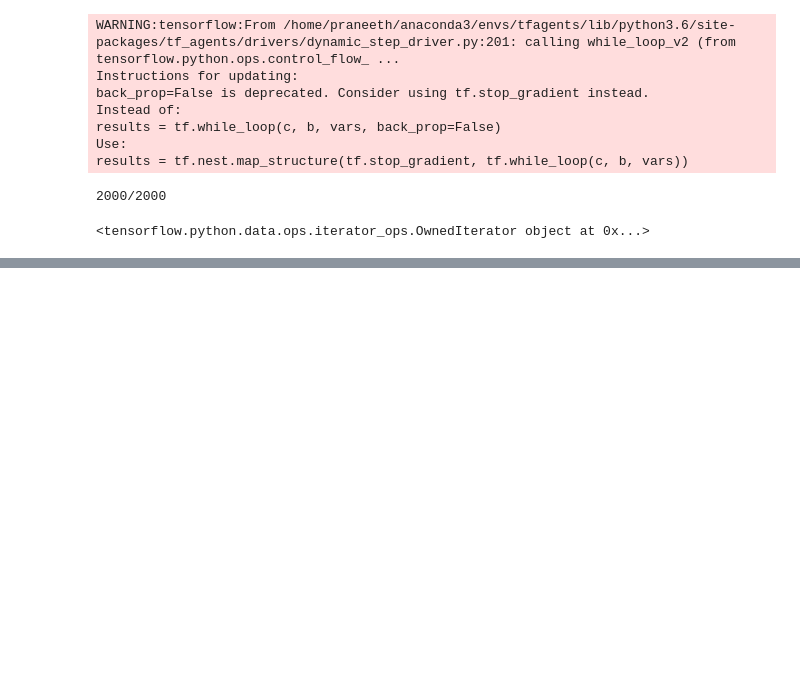
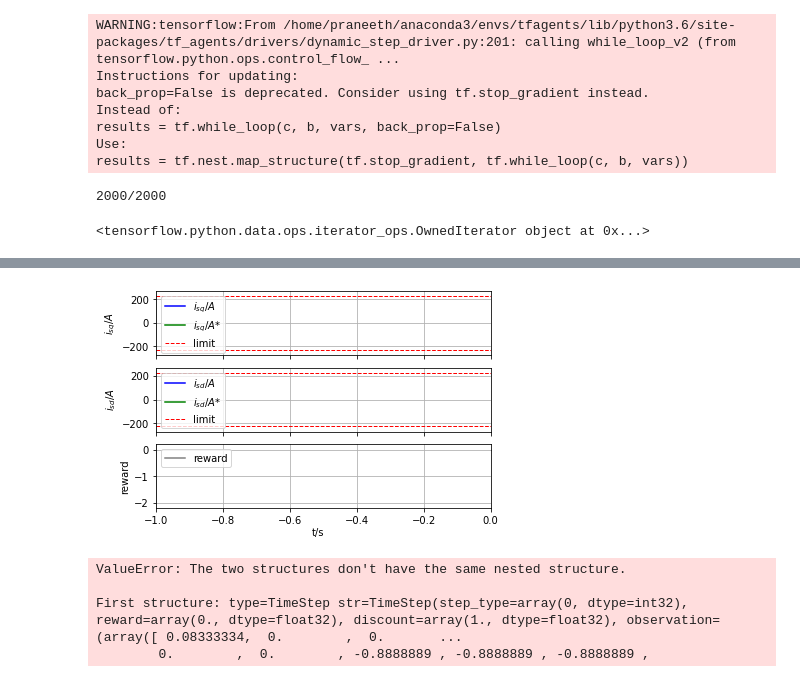
Before and after one commit to fbook98/gym-electric-motor, a Jupyter notebook: examples/tf_agents_DQN_disc_pmsm.ipynb, the cells around one changed output, grey strips where cells are left out. Drawn from its saved outputs; the diff is of its cells as text; code cells hidden in the pictures; blank space fills up the shorter version.

```diff
--- a/examples/tf_agents_DQN_disc_pmsm.ipynb
+++ b/examples/tf_agents_DQN_disc_pmsm.ipynb
@@ -390,0 +379,18 @@ INFO:absl:
+# %%
+
+policy = agent.policy
+
+for _ in range(5):
+    time_step = eval_py_env.reset()
+    eval_py_env.render()
+
+    while not time_step.is_last():
+        action_step = policy.action(time_step)
+        time_step = eval_env.step(action_step.action)
+        eval_py_env.render()
+# %% [output]
+[figure, added]
+ValueError: The two structures don't have the same nested structure.
+
+First structure: type=TimeStep str=TimeStep(step_type=array(0, dtype=int32), reward=array(0., dtype=float32), discount=array(1., dtype=float32), observation=(array([ 0.08333334,  0.        ,  0.       ...
+        0.        ,  0.        , -0.8888889 , -0.8888889 , -0.8888889 ,
```
Also changed, not shown: parts of 11 cells of this notebook.
